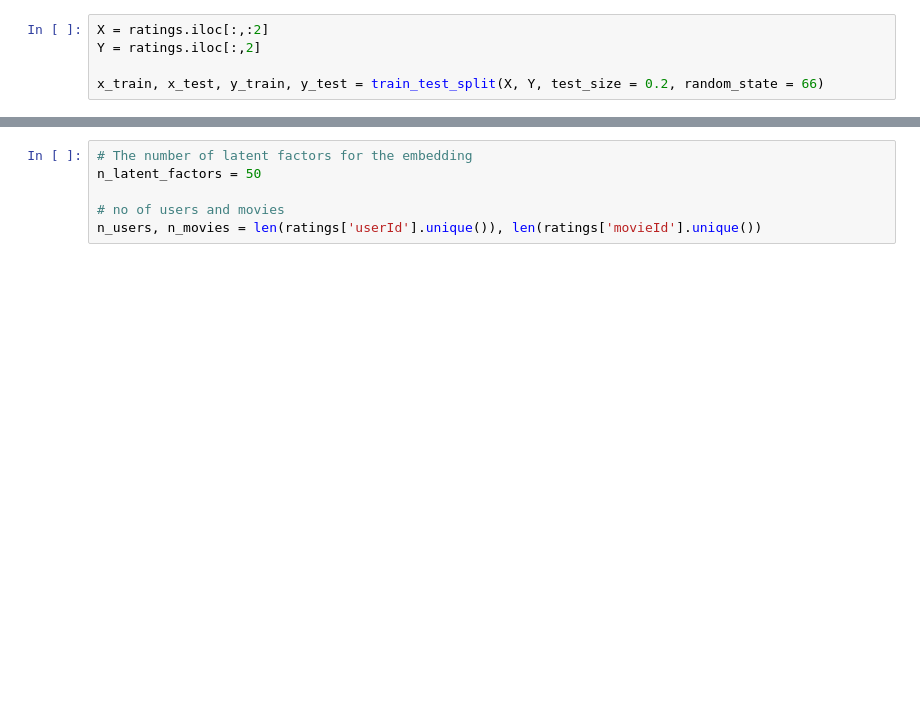
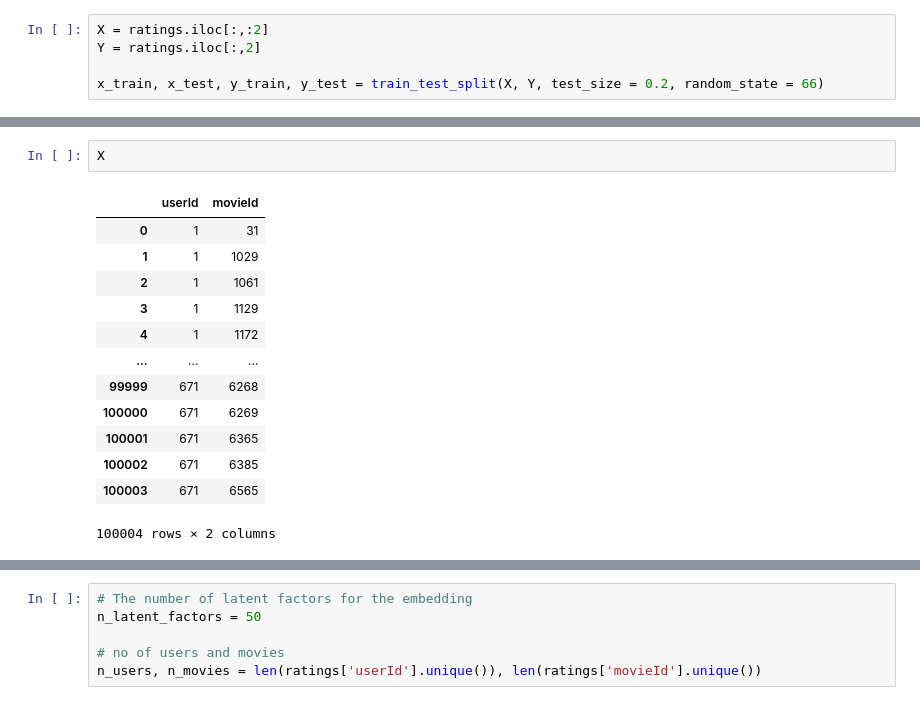
Before and after one commit to Jaime44/WorkSpace, a Jupyter notebook: models/neural network/rec-sys-collaborative-filtering-dl-techniques.ipynb, the cells around one changed output, grey strips where cells are left out. Drawn from its saved outputs; the diff is of its cells as text; blank space fills up the shorter version.

```diff
--- a/models/neural network/rec-sys-collaborative-filtering-dl-techniques.ipynb
+++ b/models/neural network/rec-sys-collaborative-filtering-dl-techniques.ipynb
@@ -806,3 +740,19 @@ x_train, x_test, y_train, y_test = train_test_split(X, Y, test_size = 0.2, rando
+# %%
+X
+# %% [output]
+|  | userId | movieId |
+| 0 | 1 | 31 |
+| 1 | 1 | 1029 |
+| 2 | 1 | 1061 |
+| 3 | 1 | 1129 |
+| 4 | 1 | 1172 |
+| ... | ... | ... |
+| 99999 | 671 | 6268 |
+| 100000 | 671 | 6269 |
+| 100001 | 671 | 6365 |
+| 100002 | 671 | 6385 |
+| 100003 | 671 | 6565 |
+100004 rows × 2 columns
 # %% [markdown]
 <a id="there_you_go_4.2"></a>
 ## 4.2) Building the Model using Embedding Layers
```
Also changed, not shown: parts of 16 cells of this notebook, 2 other files.
